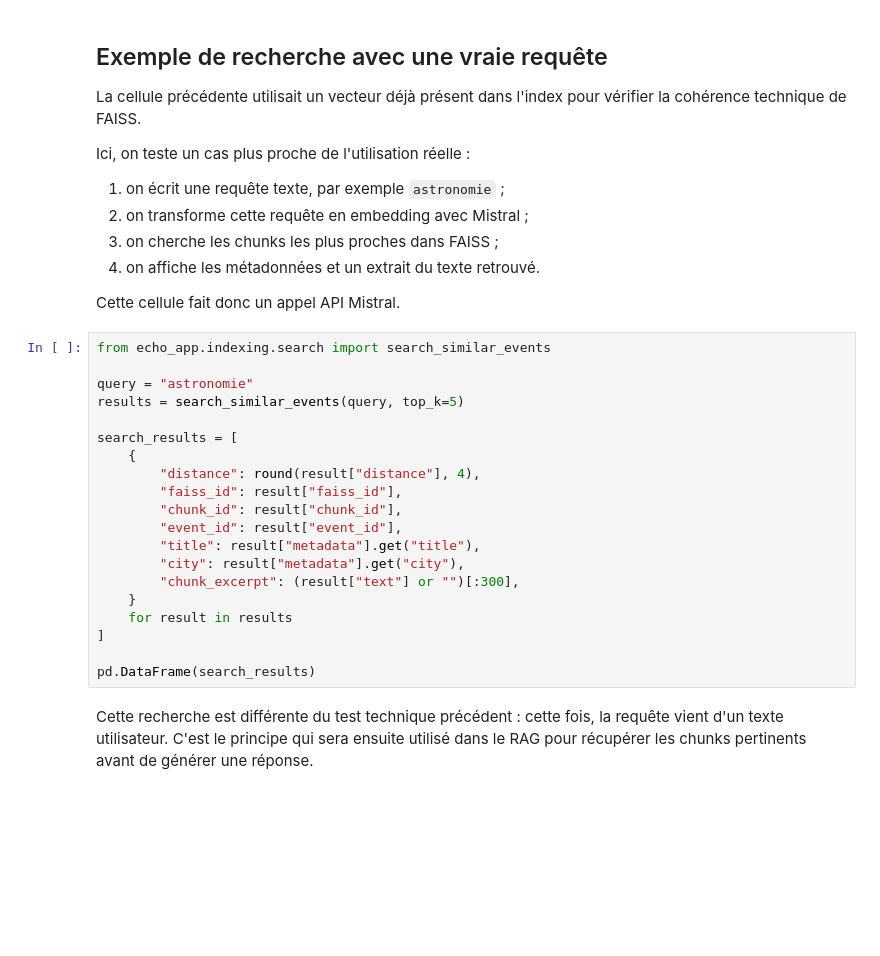
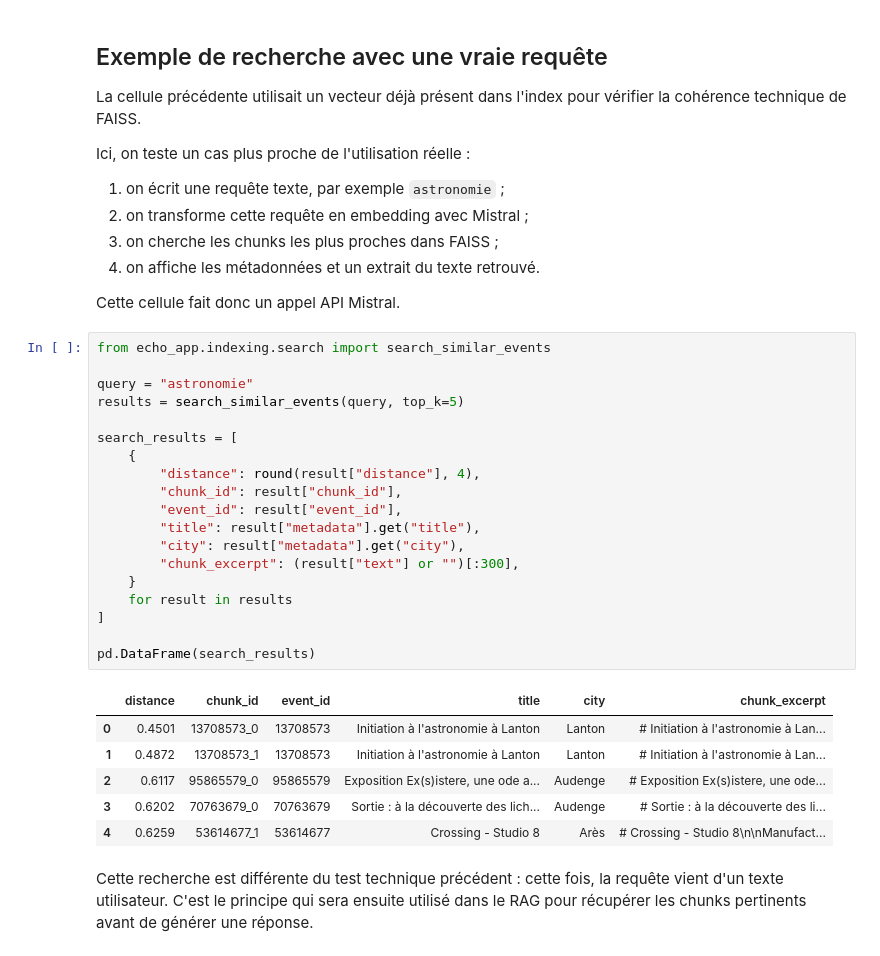
Before and after one commit to justinetct/oc_project9_rag, a Jupyter notebook: notebooks/03_faiss_indexing.ipynb, the cells around one changed output. Saved outputs shown, nothing was run; the diff lists cells and outputs as text; blank space fills up the shorter version.

```diff
--- a/notebooks/03_faiss_indexing.ipynb
+++ b/notebooks/03_faiss_indexing.ipynb
@@ -613,22 +617,28 @@ Cette cellule fait donc un appel API Mistral.
 # %%
 from echo_app.indexing.search import search_similar_events
 
 query = "astronomie"
 results = search_similar_events(query, top_k=5)
 
 search_results = [
     {
         "distance": round(result["distance"], 4),
-        "faiss_id": result["faiss_id"],
         "chunk_id": result["chunk_id"],
         "event_id": result["event_id"],
         "title": result["metadata"].get("title"),
         "city": result["metadata"].get("city"),
         "chunk_excerpt": (result["text"] or "")[:300],
     }
     for result in results
 ]
 
 pd.DataFrame(search_results)
+# %% [output]
+|  | distance | chunk_id | event_id | title | city | chunk_excerpt |
+| 0 | 0.4501 | 13708573_0 | 13708573 | Initiation à l'astronomie à Lanton | Lanton | # Initiation à l'astronomie à Lan... |
+| 1 | 0.4872 | 13708573_1 | 13708573 | Initiation à l'astronomie à Lanton | Lanton | # Initiation à l'astronomie à Lan... |
+| 2 | 0.6117 | 95865579_0 | 95865579 | Exposition Ex(s)istere, une ode a... | Audenge | # Exposition Ex(s)istere, une ode... |
+| 3 | 0.6202 | 70763679_0 | 70763679 | Sortie : à la découverte des lich... | Audenge | # Sortie : à la découverte des li... |
+| 4 | 0.6259 | 53614677_1 | 53614677 | Crossing - Studio 8 | Arès | # Crossing - Studio 8\n\nManufact... |
 # %% [markdown]
 Cette recherche est différente du test technique précédent : cette fois, la requête vient d'un texte utilisateur. C'est le principe qui sera ensuite utilisé dans le RAG pour récupérer les chunks pertinents avant de générer une réponse.
```
Also changed, not shown: parts of 3 cells of this notebook, 14 other files.
